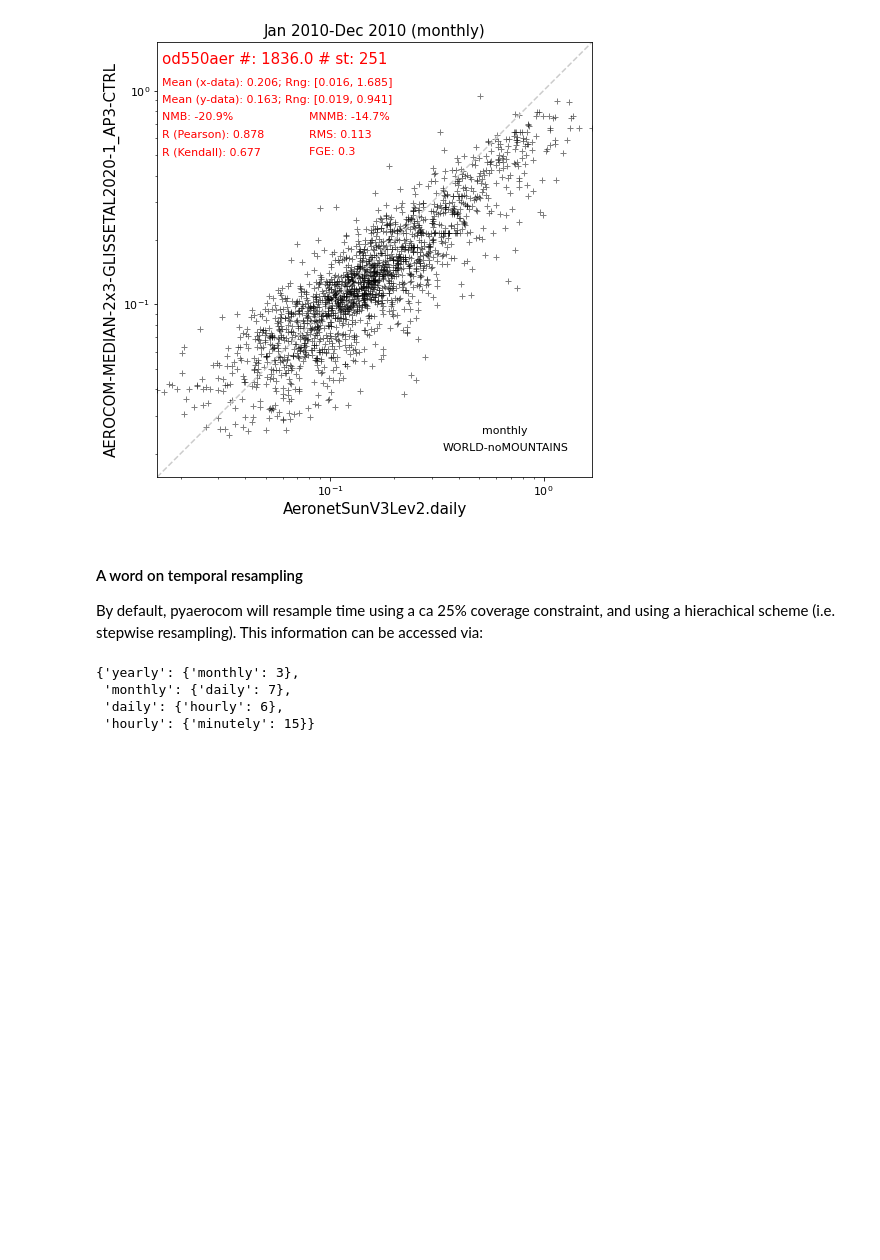
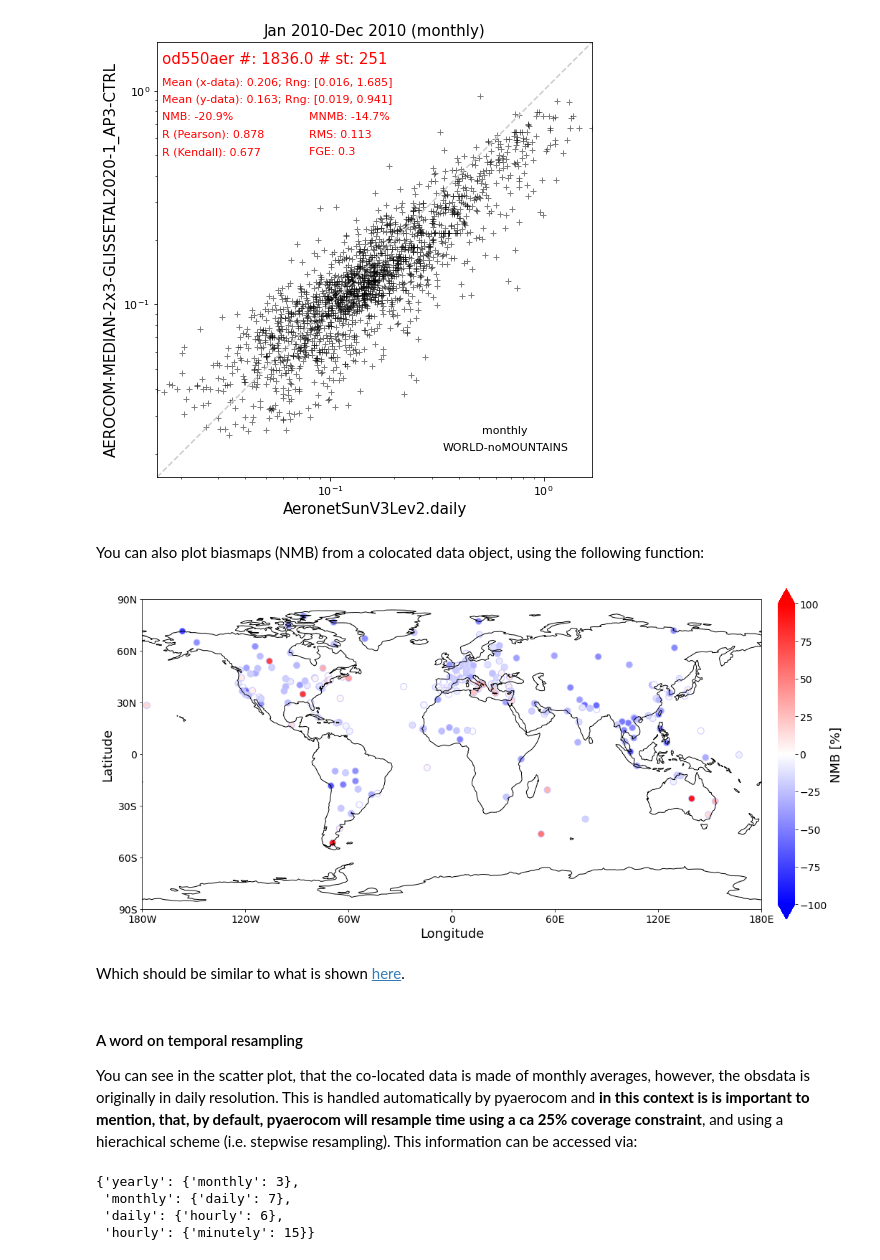
Before and after one commit to metno/pyaerocom-meetings, a Jupyter notebook: Feb2021_Workshop/setup_and_intro.ipynb, the cells around one changed output. Drawn from its saved outputs; the diff is of its cells as text; code cells hidden in the pictures; blank space fills up the shorter version.

```diff
--- a/Feb2021_Workshop/setup_and_intro.ipynb
+++ b/Feb2021_Workshop/setup_and_intro.ipynb
@@ -170,4 +283,4 @@ Require high temporal coverage (22 daily values in obs
 # %%
-coldata = pya.colocation.colocate_gridded_ungridded(modelaod, obsdata, start=2010, ts_type='monthly')
+coldata = pya.colocation.colocate_gridded_ungridded(modelaod, obsdata)
 coldata
 # %% [output]
@@ -193,10 +309,18 @@ coldata.plot_scatter(loglog=True)
 # %% [output]
 <matplotlib.axes._subplots.AxesSubplot at 0x...>
 [figure]
+# %% [markdown]
+You can also plot biasmaps (NMB) from a colocated data object, using the following function:
+# %%
+pya.plot.mapping.plot_nmb_map_colocateddata(coldata);
+# %% [output]
+[figure, added]
+# %% [markdown]
+Which should be similar to what is shown [here](https://aerocom-evaluation.met.no/main.php?project=aerocom&exp=glissetal-2020&mod=AEROCOM-MEDIAN#).
 # %% [markdown]
 #### A word on temporal resampling
 
-By default, pyaerocom will resample time using a ca 25% coverage constraint, and using a hierachical scheme (i.e. stepwise resampling). This information can be accessed via:
+You can see in the scatter plot, that the co-located data is made of monthly averages, however, the obsdata is originally in daily resolution. This is handled automatically by pyaerocom and **in this context is is important to mention, that, by default, pyaerocom will resample time using a ca 25% coverage constraint**, and using a hierachical scheme (i.e. stepwise resampling). This information can be accessed via:
 # %%
 pya.const.OBS_MIN_NUM_RESAMPLE
 # %% [output]
```
Also changed, not shown: parts of 77 cells of this notebook, 4 other files.
